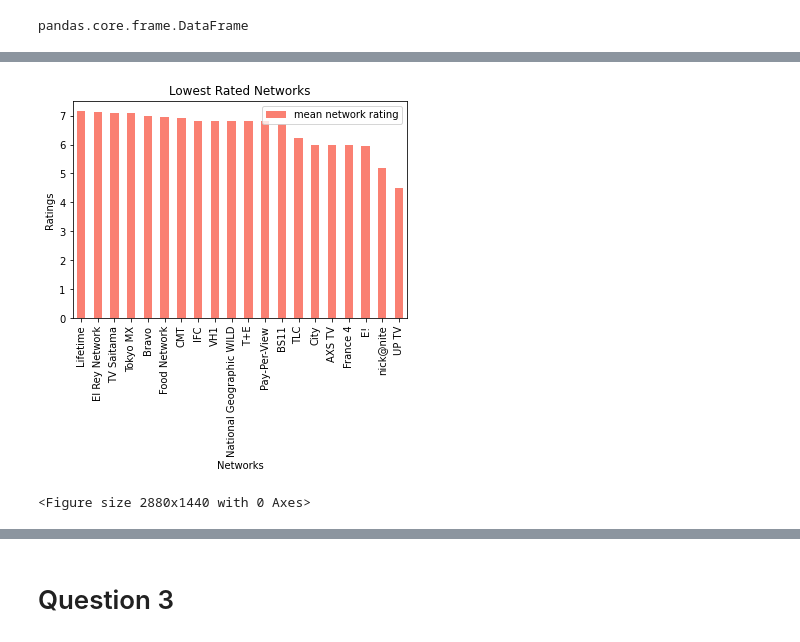
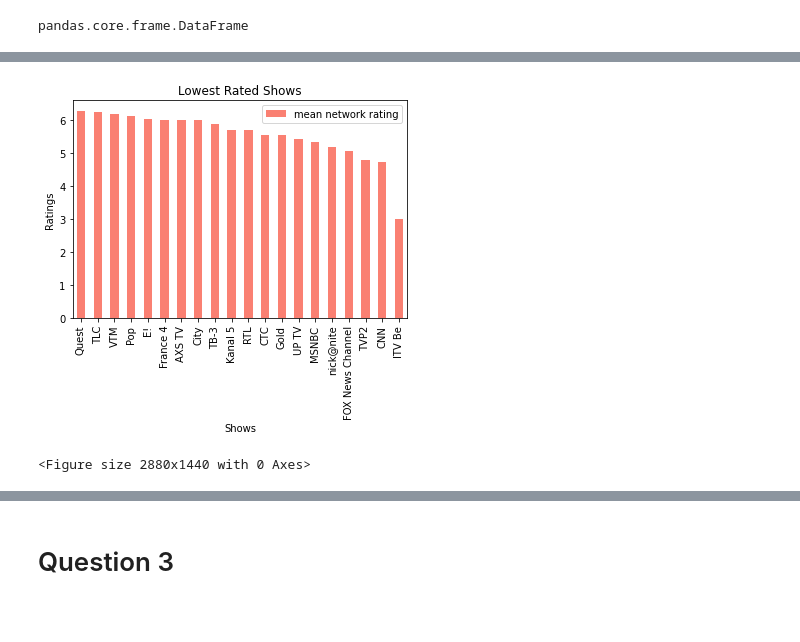
Before and after one commit to John3290/TVRatings_Project1, a Jupyter notebook: TheCode.ipynb, the cells around one changed output, grey strips where cells are left out. Cells and saved outputs as stored; diff of their text form; code cells hidden in the pictures; blank space fills up the shorter version.

```diff
--- a/TheCode.ipynb
+++ b/TheCode.ipynb
@@ -24,36 +24,34 @@ base_url = "http://api.tvmaze.com/search/shows?q="
 #URL for all primary information for every show in the database
 
 q1URL = "http://api.tvmaze.com/shows?page="
-#TO DO: Make the page numbers randomly generated?
-pages = ["0","1","2","3","4","5","6", "7", "8", "9"]
-recordnum=1
+
 
 networks = []
 ratings= []
 ids=[]
-listlength = len(ids)
+
 
 print("starting pull")
 
-#this pulls every ID from the first 10 pages
-for page in pages:
-    target_urlq1 = q1URL + page
+#this pulls every ID from the first 50 pages
+for page in range(50):
+    target_urlq1 = f"{q1URL} + {page}"
     response =requests.get(target_urlq1).json()
     for x in response:
         ids.append(x['id'])
 print(f"ids done")
 
-#this pulls every rating average from the first 10 pages
-for page in pages:
-    target_urlq1 = q1URL + page
+#this pulls every rating from the first 50 pages
+for page in range(50):
+    target_urlq1 = f"{q1URL} + {page}"
     response =requests.get(target_urlq1).json()
     for i in response:
         ratings.append(i['rating']['average'])
 
 print(f"ratings done")
-
-for page in pages:
-    target_urlq1 = q1URL + page
+#this pulls every network from the first 50 pages
+for page in range(50):
+    target_urlq1 = f"{q1URL} + {page}"
     response =requests.get(target_urlq1).json()
     for w in response:
         try:
@@ -393,14 +392,14 @@ plt.show()
 # %%
 #Last 20 Networks plot
 
 newlast20_networks.plot(kind="bar", facecolor='salmon', width=.5)
 
 
 plt.ylabel("Ratings")
-plt.xlabel("Networks")
-plt.title("Lowest Rated Networks")
+plt.xlabel("Shows")
+plt.title("Lowest Rated Shows")
 plt.figure(figsize=(40,20))
 plt.show()
 # %% [output]
-[figure, old version]
+[figure, new version]
 <Figure size 2880x1440 with 0 Axes>
```
Also changed, not shown: parts of 15 cells of this notebook.
